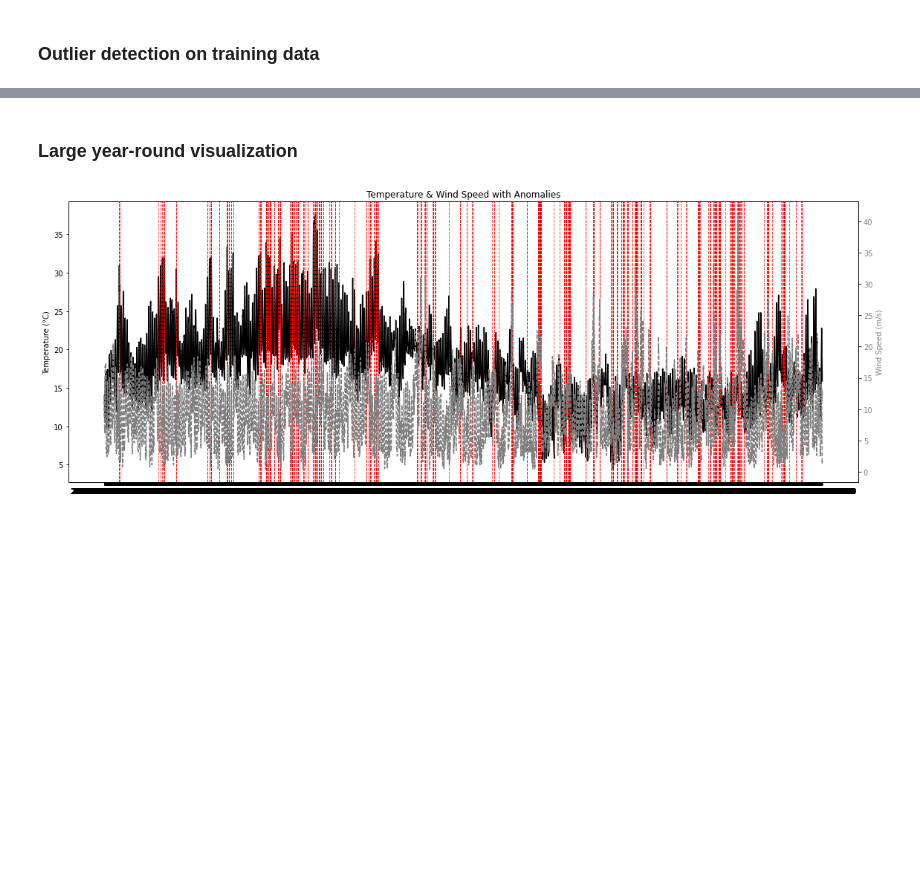
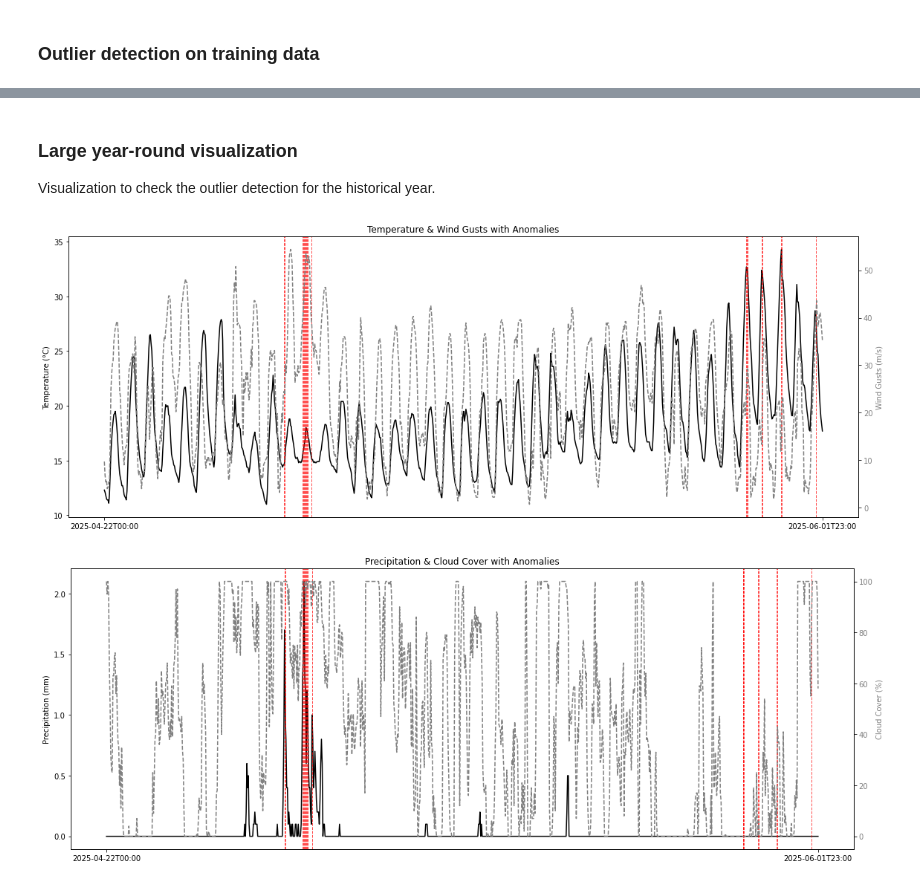
Before and after one commit to berthlou/dsaa_bda, a Jupyter notebook: Training - KMeans Model.ipynb, the cells around one changed output, grey strips where cells are left out. Cells and saved outputs as stored; diff of their text form; code cells hidden in the pictures; blank space fills up the shorter version.

Commit message:
data load use eda feat - basic models visualization enhancements

```diff
--- a/Training - KMeans Model.ipynb
+++ b/Training - KMeans Model.ipynb
@@ -164,2 +176,3 @@ Out[8]: DataFrame[time: string, temperature_2m: double, precipitation: double, w
 # %% [markdown]
 ### Large year-round visualization
+Visualization to check the outlier detection for the historical year.
@@ -175,24 +179,66 @@ plot_df = scored_sdf.select(
+# %%
+# Filter dataframe for last 45 days
+previous_date = date_sub(current_date(), 45)
+filtered_sdf = scored_sdf.filter(col("time") >= previous_date)
+
+# Select needed columns
+plot_df = filtered_sdf.select(
+    "time",
+    "temperature_2m",
+    "wind_gusts_10m",
+    "precipitation",
+    "cloud_cover",
+    "distance_cluster_center",
+    "is_anomaly"
+).orderBy("time").toPandas()
+
+# Extract first and last time points
+first_time = plot_df["time"].iloc[0]
+last_time = plot_df["time"].iloc[-1]
 # %%
+### Temperature & Wind Gusts ###
 fig, ax1 = plt.subplots(figsize=(16, 6))
 
-# Plot temperature as a line
 ax1.plot(plot_df["time"], plot_df["temperature_2m"], color="black", label="Temperature (°C)")
 ax1.set_ylabel("Temperature (°C)", color="black")
 ax1.tick_params(axis='y', labelcolor="black")
+ax1.set_xticks([first_time, last_time])
+ax1.set_xticklabels([first_time, last_time])
 
-# Overlay anomalies
 for anomaly_time in plot_df.loc[plot_df["is_anomaly"] == 1, "time"]:
     ax1.axvline(x=anomaly_time, color="red", linestyle="--", linewidth=1, alpha=0.7)
 
-# Secondary axis for wind speed
 ax2 = ax1.twinx()
-ax2.plot(plot_df["time"], plot_df["wind_speed_10m"], color="gray", linestyle='--', label="Wind Speed (10m)")
-ax2.set_ylabel("Wind Speed (m/s)", color="gray")
+ax2.plot(plot_df["time"], plot_df["wind_gusts_10m"], color="gray", linestyle='--', label="Wind Gusts (m/s)")
+ax2.set_ylabel("Wind Gusts (m/s)", color="gray")
 ax2.tick_params(axis='y', labelcolor="gray")
+ax2.get_xaxis().set_visible(False)  # Remove duplicate x labels
 
-# Title and legend
-plt.title("Temperature & Wind Speed with Anomalies")
+plt.title("Temperature & Wind Gusts with Anomalies")
 fig.tight_layout()
 plt.show()
+
+### Precipitation & Cloud Cover ###
+fig, ax3 = plt.subplots(figsize=(16, 6))
+
+ax3.plot(plot_df["time"], plot_df["precipitation"], color="black", label="Precipitation (mm)")
+ax3.set_ylabel("Precipitation (mm)", color="black")
+ax3.tick_params(axis='y', labelcolor="black")
+ax3.set_xticks([first_time, last_time])
+ax3.set_xticklabels([first_time, last_time])
+
+for anomaly_time in plot_df.loc[plot_df["is_anomaly"] == 1, "time"]:
+    ax3.axvline(x=anomaly_time, color="red", linestyle="--", linewidth=1, alpha=0.7)
+
+ax4 = ax3.twinx()
+ax4.plot(plot_df["time"], plot_df["cloud_cover"], color="gray", linestyle='--', label="Cloud Cover (%)")
+ax4.set_ylabel("Cloud Cover (%)", color="gray")
+ax4.tick_params(axis='y', labelcolor="gray")
+ax4.get_xaxis().set_visible(False)
+
+plt.title("Precipitation & Cloud Cover with Anomalies")
+fig.tight_layout()
+plt.show()
 # %% [output]
-[figure, old version]
+[figure, new version]
+[figure, added]
```
Also changed, not shown: parts of 11 cells of this notebook, 2 other files.
